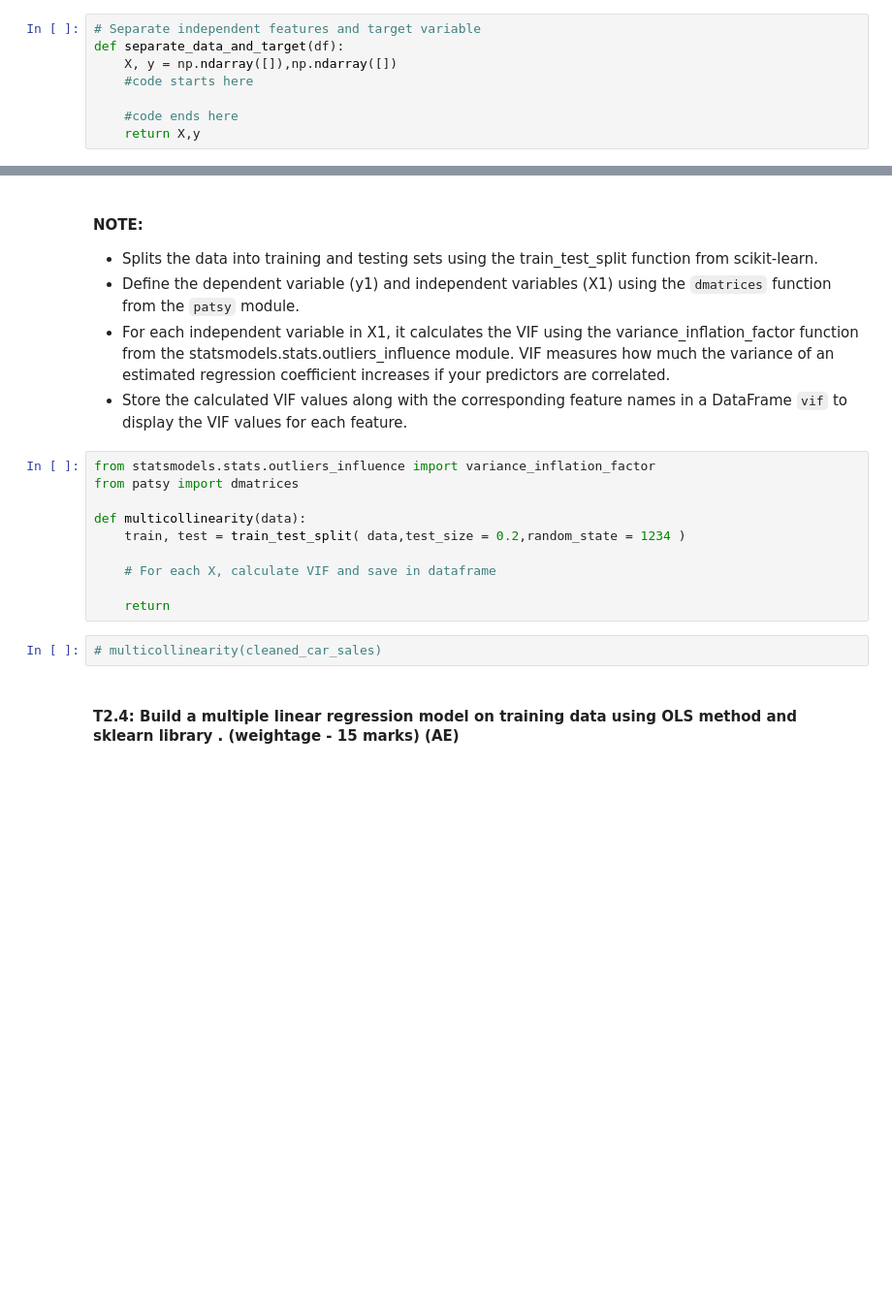
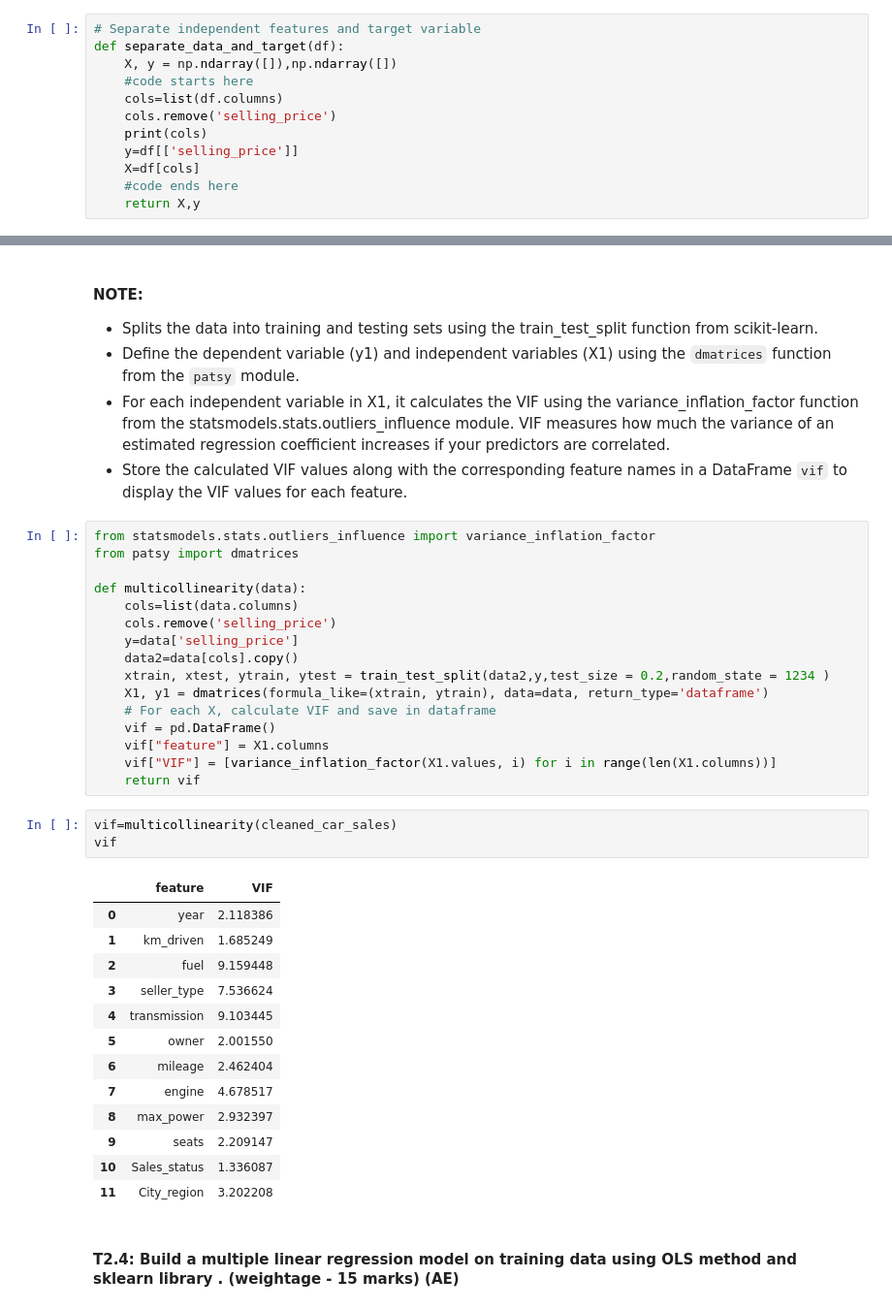
Before and after one commit to pvashishtha/DelDWH, a Jupyter notebook: Assessment.ipynb, the cells around one changed output, grey strips where cells are left out. Shown at 97% size. Saved outputs shown, nothing was run; the diff lists cells and outputs as text; blank space fills up the shorter version.

```diff
--- a/Assessment.ipynb
+++ b/Assessment.ipynb
@@ -523,7 +607,11 @@ cleaned_car_sales=load_the_cleaned_dataset(dataset_location)
 def separate_data_and_target(df):
     X, y = np.ndarray([]),np.ndarray([])
     #code starts here
-
+    cols=list(df.columns)
+    cols.remove('selling_price')
+    print(cols)
+    y=df[['selling_price']]
+    X=df[cols]
     #code ends here
     return X,y
 # %%
@@ -583,13 +698,34 @@ from statsmodels.stats.outliers_influence import variance_inflation_factor
 from patsy import dmatrices
 
 def multicollinearity(data):
-    train, test = train_test_split( data,test_size = 0.2,random_state = 1234 )
-
+    cols=list(data.columns)
+    cols.remove('selling_price')
+    y=data['selling_price']
+    data2=data[cols].copy()
+    xtrain, xtest, ytrain, ytest = train_test_split(data2,y,test_size = 0.2,random_state = 1234 )
+    X1, y1 = dmatrices(formula_like=(xtrain, ytrain), data=data, return_type='dataframe')
     # For each X, calculate VIF and save in dataframe
-
-    return
+    vif = pd.DataFrame()
+    vif["feature"] = X1.columns
+    vif["VIF"] = [variance_inflation_factor(X1.values, i) for i in range(len(X1.columns))]
+    return vif
 # %%
-# multicollinearity(cleaned_car_sales)
+vif=multicollinearity(cleaned_car_sales)
+vif
+# %% [output]
+|  | feature | VIF |
+| 0 | year | 2.118386 |
+| 1 | km_driven | 1.685249 |
+| 2 | fuel | 9.159448 |
+| 3 | seller_type | 7.536624 |
+| 4 | transmission | 9.103445 |
+| 5 | owner | 2.001550 |
+| 6 | mileage | 2.462404 |
+| 7 | engine | 4.678517 |
+| 8 | max_power | 2.932397 |
+| 9 | seats | 2.209147 |
+| 10 | Sales_status | 1.336087 |
+| 11 | City_region | 3.202208 |
 # %% [markdown]
 #### T2.4: Build a multiple linear regression model on training data using OLS method and sklearn library . (weightage - 15 marks) (AE)
 # %% [markdown]
```
Also changed, not shown: parts of 55 cells of this notebook, 2 other files.
